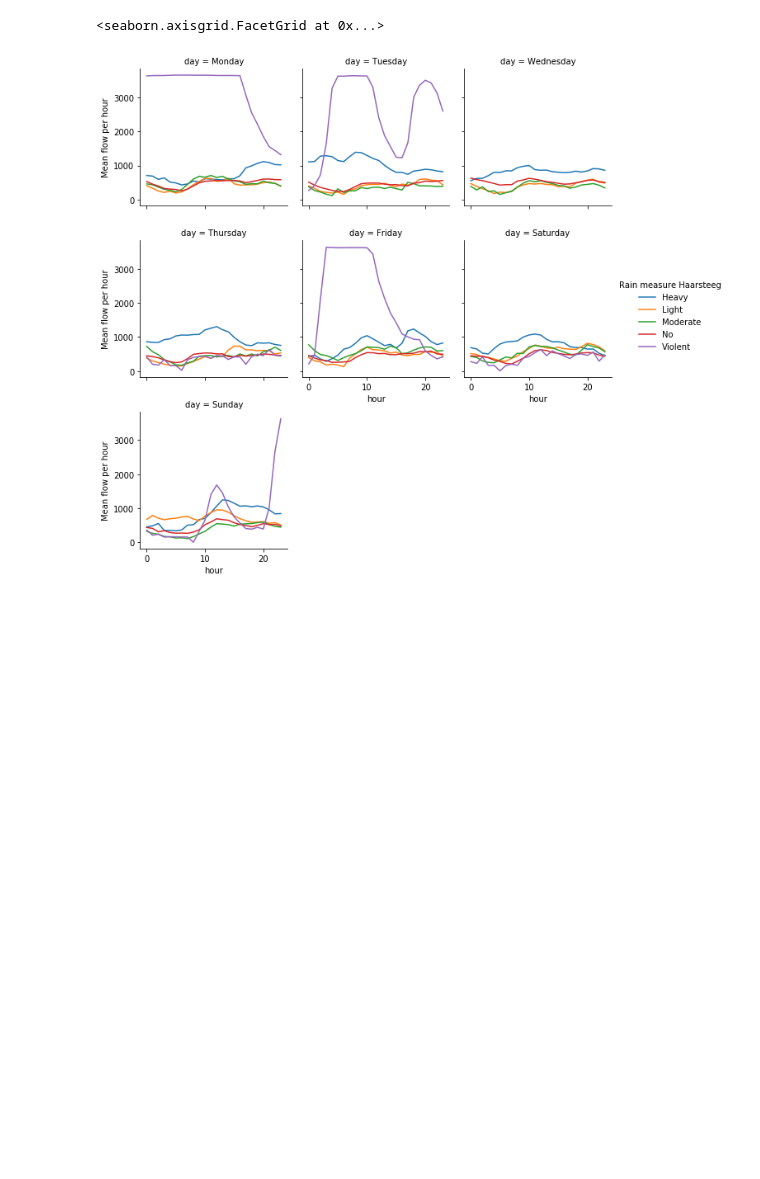
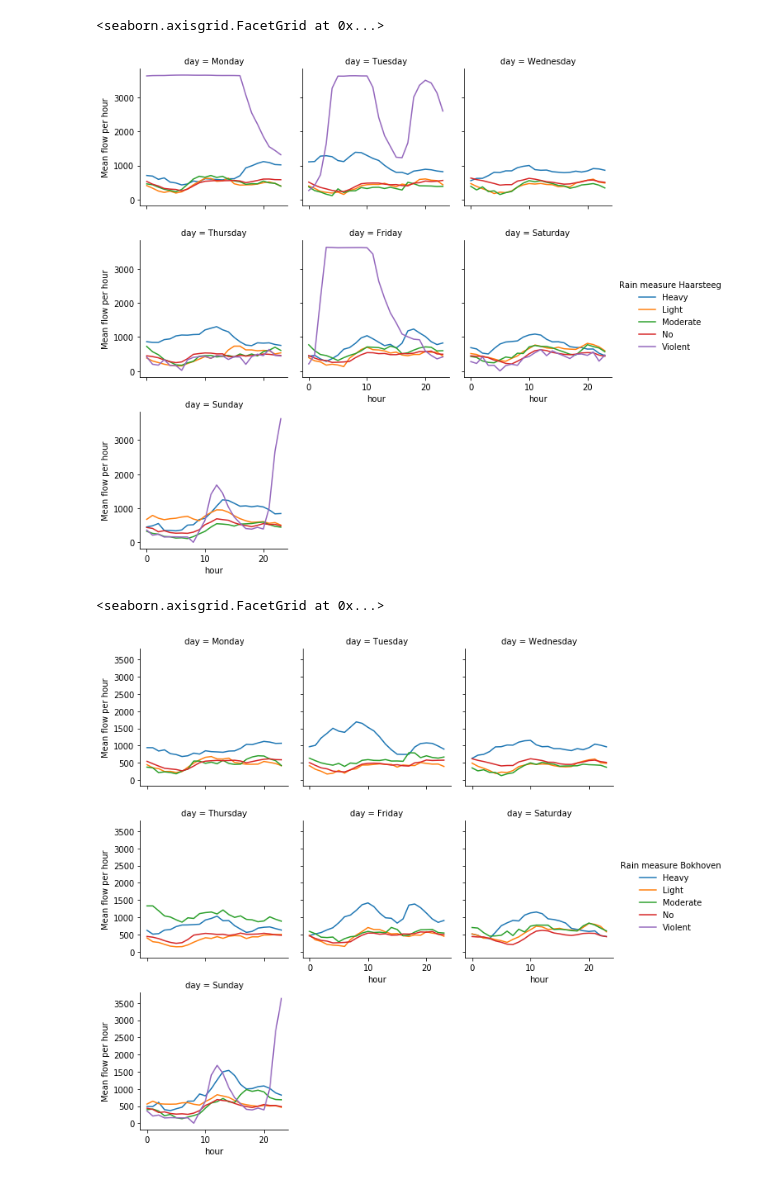
Before and after one commit to rogertian0707/jbg060, a Jupyter notebook: code/rainfall_to_station_lvl_rain.ipynb, the cells around one changed output. Cells and saved outputs as stored; diff of their text form; code cells hidden in the pictures; blank space fills up the shorter version.

```diff
--- a/code/rainfall_to_station_lvl_rain.ipynb
+++ b/code/rainfall_to_station_lvl_rain.ipynb
@@ -510,3 +465,46 @@ g.add_legend()
 # %% [output]
 <seaborn.axisgrid.FacetGrid at 0x...>
 [figure]
+# %%
+Bokhoven = rain[["Bokhoven_y", "Begin", "Rain measure Bokhoven"]]
+#Getting dates with no rain
+no_rain = set(Bokhoven[Bokhoven["Rain measure Bokhoven"] == "No"]["Begin"].dt.date)
+light_rain = set(Bokhoven[Bokhoven["Rain measure Bokhoven"] == "Light"]["Begin"].dt.date)
+moderate_rain = set(Bokhoven[Bokhoven["Rain measure Bokhoven"] == "Moderate"]["Begin"].dt.date)
+heavy_rain = set(Bokhoven[Bokhoven["Rain measure Bokhoven"] == "Heavy"]["Begin"].dt.date)
+violent_rain = set(Bokhoven[Bokhoven["Rain measure Bokhoven"] == "Violent"]["Begin"].dt.date)
+#Filtering on those dates
+flow_filtered_no = flow[flow["datumBeginMeting"].dt.date.isin(no_rain)]
+flow_filtered_light = flow[flow["datumBeginMeting"].dt.date.isin(light_rain)]
+flow_filtered_moderate = flow[flow["datumBeginMeting"].dt.date.isin(moderate_rain)]
+flow_filtered_heavy = flow[flow["datumBeginMeting"].dt.date.isin(heavy_rain)]
+flow_filtered_violent = flow[flow["datumBeginMeting"].dt.date.isin(violent_rain)]
+# %%
+flow_filtered_no["Rain measure Bokhoven"] = "No"
+flow_filtered_light["Rain measure Bokhoven"] = "Light"
+flow_filtered_moderate["Rain measure Bokhoven"] = "Moderate"
+flow_filtered_heavy["Rain measure Bokhoven"] = "Heavy"
+flow_filtered_violent["Rain measure Bokhoven"] = "Violent"
+flow_comb = pd.concat([flow_filtered_no, flow_filtered_light, flow_filtered_moderate, flow_filtered_heavy, flow_filtered_violent])
+# %%
+flow_comb["day"] = flow_comb["datumBeginMeting"].dt.day_name()
+flow_comb["hour"] = flow_comb["datumBeginMeting"].dt.hour
+
+g = sns.FacetGrid(hue='Rain measure Bokhoven', data = flow_comb.groupby([
+        "day", "hour", 'Rain measure Bokhoven'
+]).hstWaarde.mean().to_frame(name="Mean flow per hour").reset_index(), col="day", col_order=[
+
+    "Monday",
+    "Tuesday",
+    "Wednesday",
+    "Thursday",
+    "Friday",
+    "Saturday",
+    "Sunday"
+], col_wrap=3)
+
+g.map(sns.lineplot, "hour", "Mean flow per hour");
+g.add_legend()
+# %% [output]
+<seaborn.axisgrid.FacetGrid at 0x...>
+[figure, added]
```
Also changed, not shown: parts of 32 cells of this notebook.
